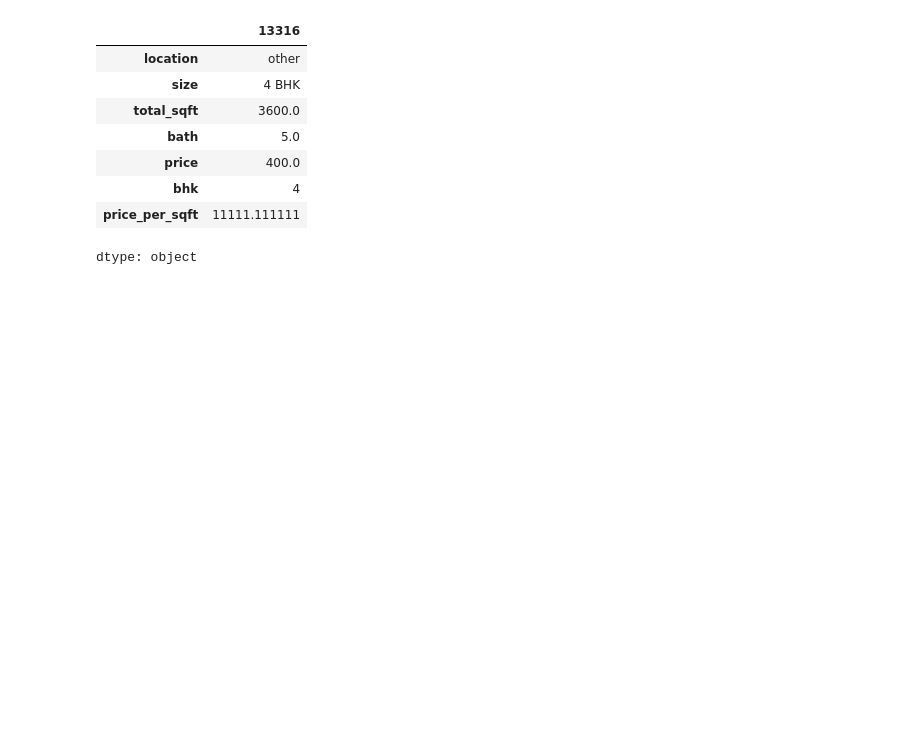
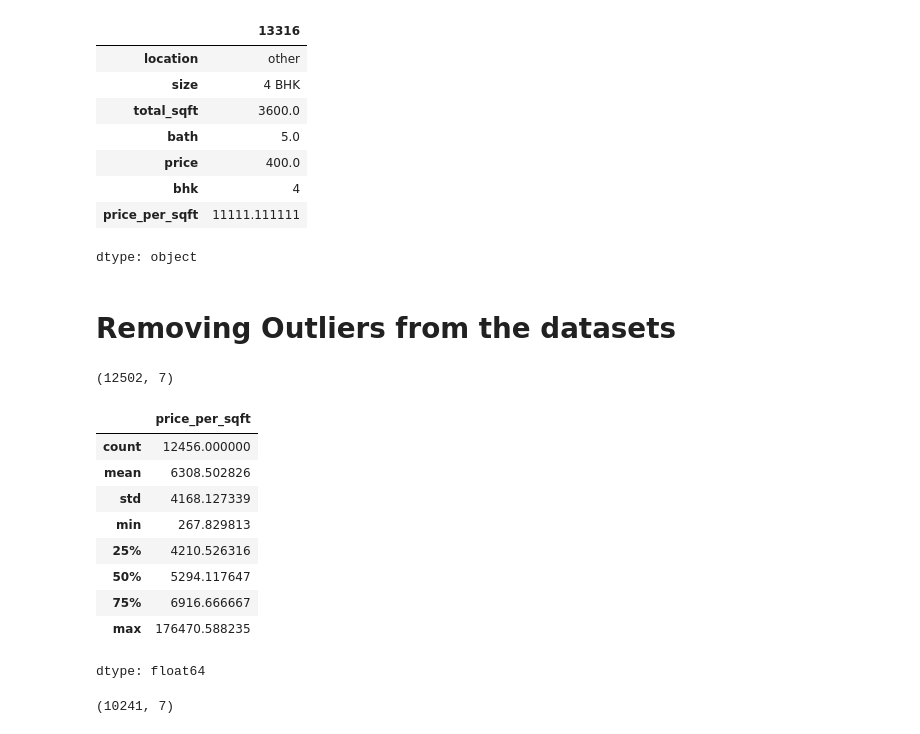
Before and after one commit to Inshalmunaf/Models, a Jupyter notebook: House_Prediction.ipynb, the cells around one changed output. Drawn from its saved outputs; the diff is of its cells as text; code cells hidden in the pictures; blank space fills up the shorter version.

Commit message:
Outlier removal

```diff
--- a/House_Prediction.ipynb
+++ b/House_Prediction.ipynb
@@ -265,3 +265,24 @@ df5.loc[13316]
 | bhk | 4 |
 | price_per_sqft | 11111.111111 |
 dtype: object
+# %% [markdown]
+# **Removing Outliers from the datasets**
+# %%
+df6 = df5[~(df5.total_sqft/df5.bhk < 300)]
+# %%
+df6.shape
+# %% [output]
+(12502, 7)
+# %%
+df6.price_per_sqft.describe()
+# %% [output]
+|  | price_per_sqft |
+| count | 12456.000000 |
+| mean | 6308.502826 |
+| std | 4168.127339 |
+| min | 267.829813 |
+| 25% | 4210.526316 |
+| 50% | 5294.117647 |
+| 75% | 6916.666667 |
+| max | 176470.588235 |
+dtype: float64
@@ -267,0 +322,5 @@ dtype: object
+# %%
+df7 = remove_outliers_2(df6)
+df7.shape
+# %% [output]
+(10241, 7)
```
Also changed, not shown: parts of 2 cells of this notebook.
